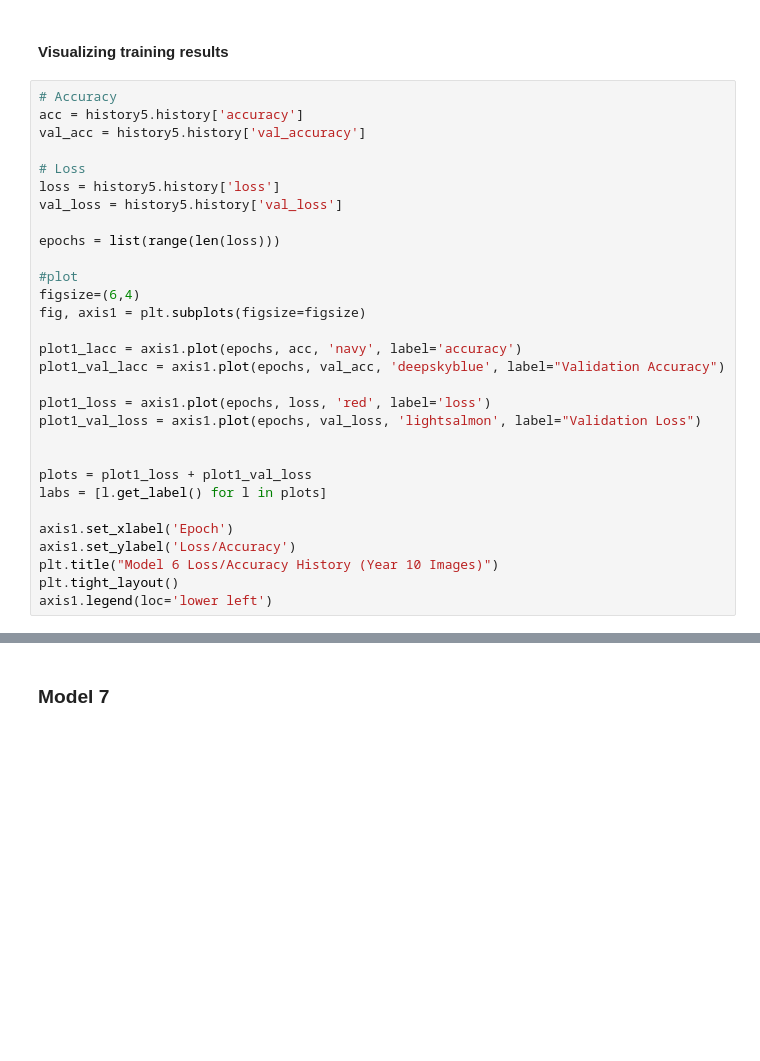
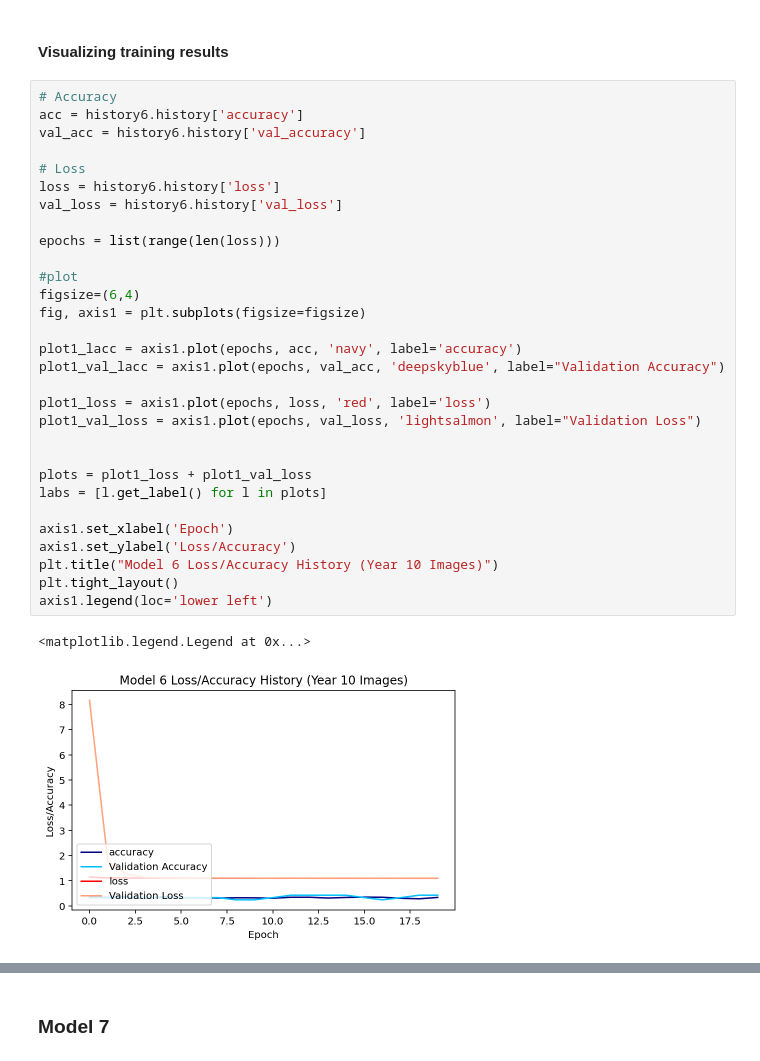
Before and after one commit to marinadunn/thesis, a Jupyter notebook: LSST.ipynb, the cells around one changed output, grey strips where cells are left out. Cells and saved outputs as stored; diff of their text form; blank space fills up the shorter version.

```diff
--- a/LSST.ipynb
+++ b/LSST.ipynb
@@ -1563,32 +1569,35 @@ print("%s: %.2f%%" % (model6.metrics_names[1], score[1]*100))
 #### Visualizing training results
 # %%
 # Accuracy
-acc = history5.history['accuracy']
-val_acc = history5.history['val_accuracy']
+acc = history6.history['accuracy']
+val_acc = history6.history['val_accuracy']
 
 # Loss
-loss = history5.history['loss']
-val_loss = history5.history['val_loss']
+loss = history6.history['loss']
+val_loss = history6.history['val_loss']
 
 epochs = list(range(len(loss)))
 
 #plot
 figsize=(6,4)
 fig, axis1 = plt.subplots(figsize=figsize)
 
 plot1_lacc = axis1.plot(epochs, acc, 'navy', label='accuracy')
 plot1_val_lacc = axis1.plot(epochs, val_acc, 'deepskyblue', label="Validation Accuracy")
 
 plot1_loss = axis1.plot(epochs, loss, 'red', label='loss')
 plot1_val_loss = axis1.plot(epochs, val_loss, 'lightsalmon', label="Validation Loss")
 
 
 plots = plot1_loss + plot1_val_loss
 labs = [l.get_label() for l in plots]
 
 axis1.set_xlabel('Epoch')
 axis1.set_ylabel('Loss/Accuracy')
 plt.title("Model 6 Loss/Accuracy History (Year 10 Images)")
 plt.tight_layout()
 axis1.legend(loc='lower left')
+# %% [output]
+<matplotlib.legend.Legend at 0x...>
+[figure, added]
 # %%
```
Also changed, not shown: parts of 4 cells of this notebook.
